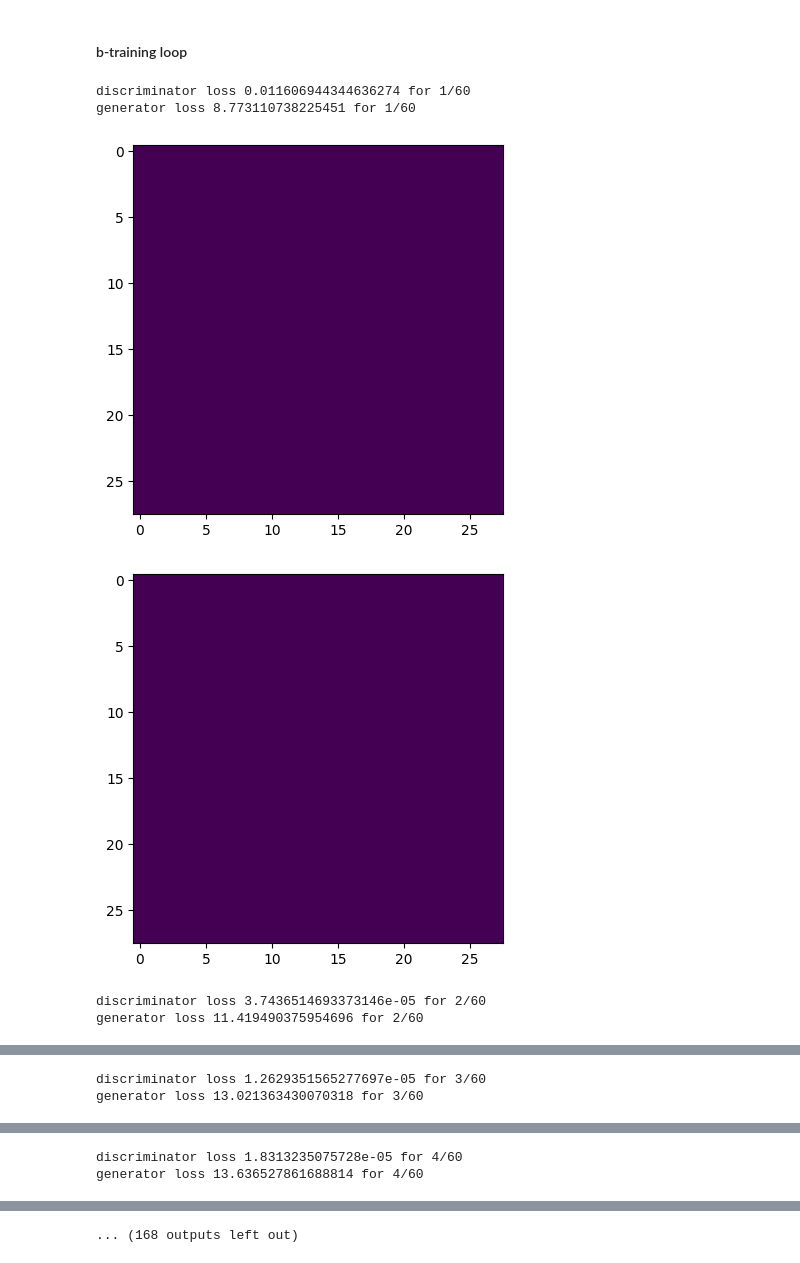
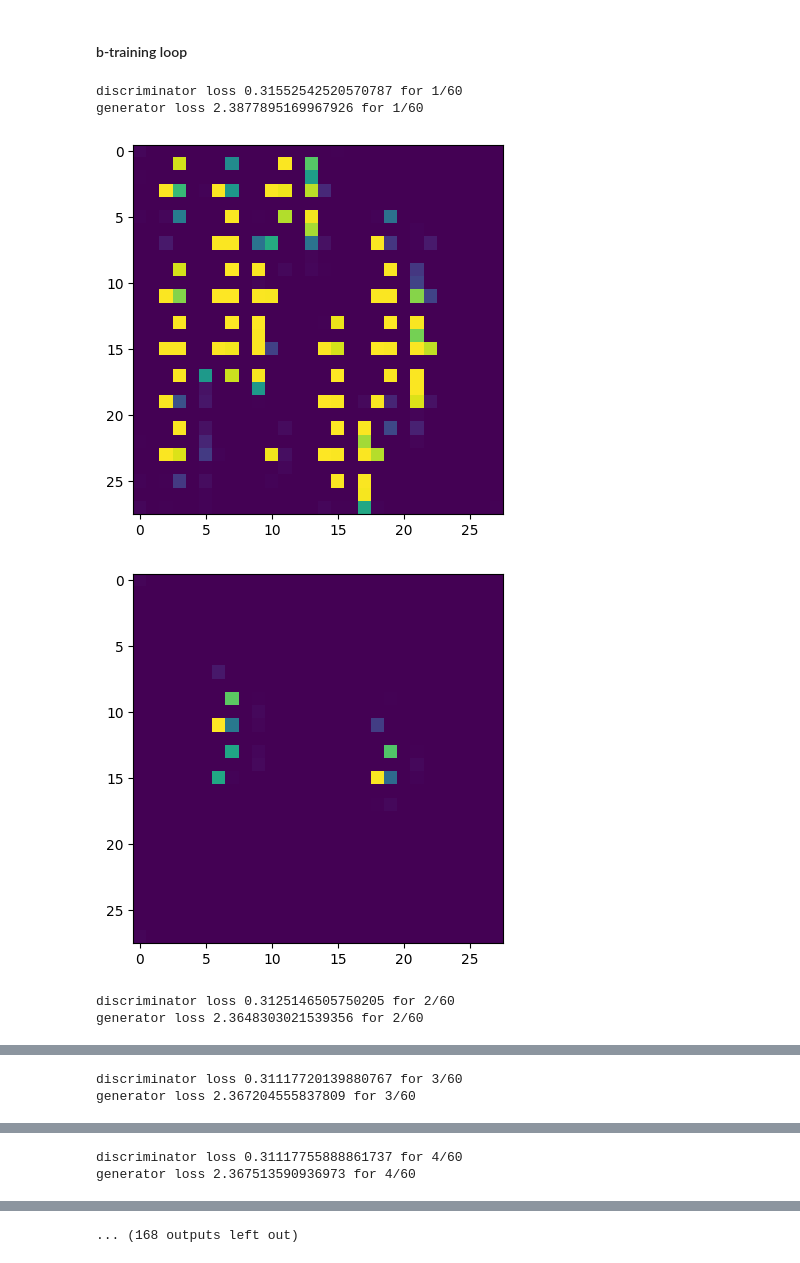
Before and after one commit to anouarcrafting/handwritten-GPT, a Jupyter notebook: dataset-and-model-of-handwritten-generation-28x28.ipynb, the cells around one changed output, grey strips where cells are left out. Cells and saved outputs as stored; diff of their text form; code cells hidden in the pictures.

Commit message:
Kaggle Notebook | dataset and model of handwritten  generation 28x28 | Version 9 |tricking discriminator

```diff
--- a/dataset-and-model-of-handwritten-generation-28x28.ipynb
+++ b/dataset-and-model-of-handwritten-generation-28x28.ipynb
@@ -172,7 +172,7 @@ plt.imshow(image_array[0][0])
 # %%
 criterion=nn.BCELoss()
 # %%
-disc_optimizer=optim.Adam(params=discriminator.parameters(),lr=0.0007)
+disc_optimizer=optim.Adam(params=discriminator.parameters(),lr=0.0005)
 gen_optimizer=optim.Adam(params=generator.parameters(),lr=0.001)
 # %% [markdown]
 #### b-training loop
@@ -196,7 +196,10 @@ for epoch in range(n_epochs):
         #print(real_images.size())
         classes_reshape=reshape_layer2(reshape_layer1(classes.float()))
         real_images_classes=torch.cat((real_images,classes_reshape),3)
-        real_labels=torch.ones((real_images.shape[0],1)) #we choose 0 to get the batch size and this means that this images are real
+        real_labels1=torch.ones((real_images.shape[0]-int(real_images.shape[0]*0.1),1)) #we choose 0 to get the batch size and this means that this images are real
+        real_labels2=torch.zeros((int(real_images.shape[0]*0.1),1))
+        real_labels=torch.cat((real_labels1,real_labels2),0) #to trick the generator
+
         real_labels=real_labels.to(device)
         #getting fake data
         noise=torch.rand((real_images.shape[0],100))
@@ -206,7 +209,9 @@ for epoch in range(n_epochs):
         fake_images=generator(noise_with_class)#.detach()
         #print("size of fake images ",fake_images.size())
         fake_images_classes=torch.cat((fake_images,classes_reshape),3)
-        fake_labels=torch.zeros((real_images.shape[0],1))
+        fake_labels1=torch.zeros((real_images.shape[0]-int(real_images.shape[0]*0.1),1))
+        fake_labels2=torch.ones((int(real_images.shape[0]*0.1),1))
+        fake_labels=torch.cat((fake_labels1,fake_labels2),0) #to trick the discriminator
         fake_labels=fake_labels.to(device)
         #merging the fake and real data
         data=torch.cat((real_images_classes,fake_images_classes),0)
@@ -237,36 +242,36 @@ for epoch in range(n_epochs):
         #setting gradiant of generator at zero
         gen_optimizer.zero_grad()
         #generator loss
         pred=discriminator(fake_images_classes)
         labels=torch.ones((real_images.shape[0],1))
         labels=labels.to(device)
         gen_loss=criterion(pred,labels)
         gen_loss.backward()
         #updating generator params
         gen_optimizer.step()
         generator_loss += gen_loss.item()
     epoch_disc_loss = discriminator_loss / len(char_loader)
     epoch_gen_loss = generator_loss / len(char_loader)
     print(f'discriminator loss {epoch_disc_loss} for {epoch+1}/{n_epochs}')
     print(f'generator loss {epoch_gen_loss} for {epoch+1}/{n_epochs}')
     #testing generated images
     noise=np.random.randn(2,100)
     images_class=encoder.transform([[0],[23]]).toarray()
     images_array=generator(torch.from_numpy(np.concatenate((noise,images_class),axis=1)).float().to(device)).detach().to('cpu').numpy()
     i=0 #is the index of current image
     for image in images_array:
         image=image.reshape((28,28))*255
         image=image.astype('uint8')
         raw_image=Image.fromarray(image)
         raw_image.save("image"+str(i)+"_epoch_"+str(epoch+1)+".png")
         i+=1
         plt.imshow(image)
         plt.show()
     #train_l.append(epoch_loss)
 # %% [output]
-discriminator loss 0.011606944344636274 for 1/60
-generator loss 8.773110738225451 for 1/60
+discriminator loss 0.31552542520570787 for 1/60
+generator loss 2.3877895169967926 for 1/60
-[figure, old version]
+[figure, new version]
-[figure, old version]
+[figure, new version]
-discriminator loss 3.7436514693373146e-05 for 2/60
-generator loss 11.419490375954696 for 2/60
+discriminator loss 0.3125146505750205 for 2/60
+generator loss 2.3648303021539356 for 2/60
@@ -275,2 +280,2 @@ generator loss 11.419490375954696 for 2/60
-discriminator loss 1.2629351565277697e-05 for 3/60
-generator loss 13.021363430070318 for 3/60
+discriminator loss 0.31117720139880767 for 3/60
+generator loss 2.367204555837809 for 3/60
@@ -279,2 +284,2 @@ generator loss 13.021363430070318 for 3/60
-discriminator loss 1.8313235075728e-05 for 4/60
-generator loss 13.636527861688814 for 4/60
+discriminator loss 0.31117755888861737 for 4/60
+generator loss 2.367513590936973 for 4/60
```
Also changed, not shown: parts of 2 cells of this notebook.
